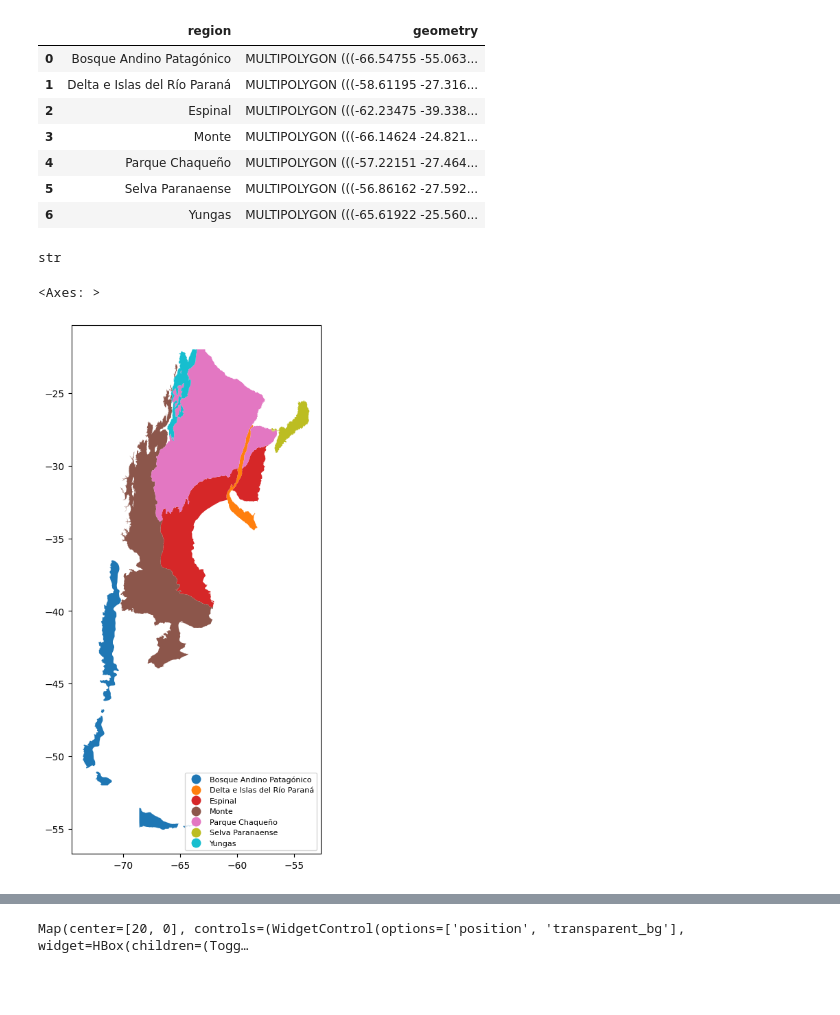
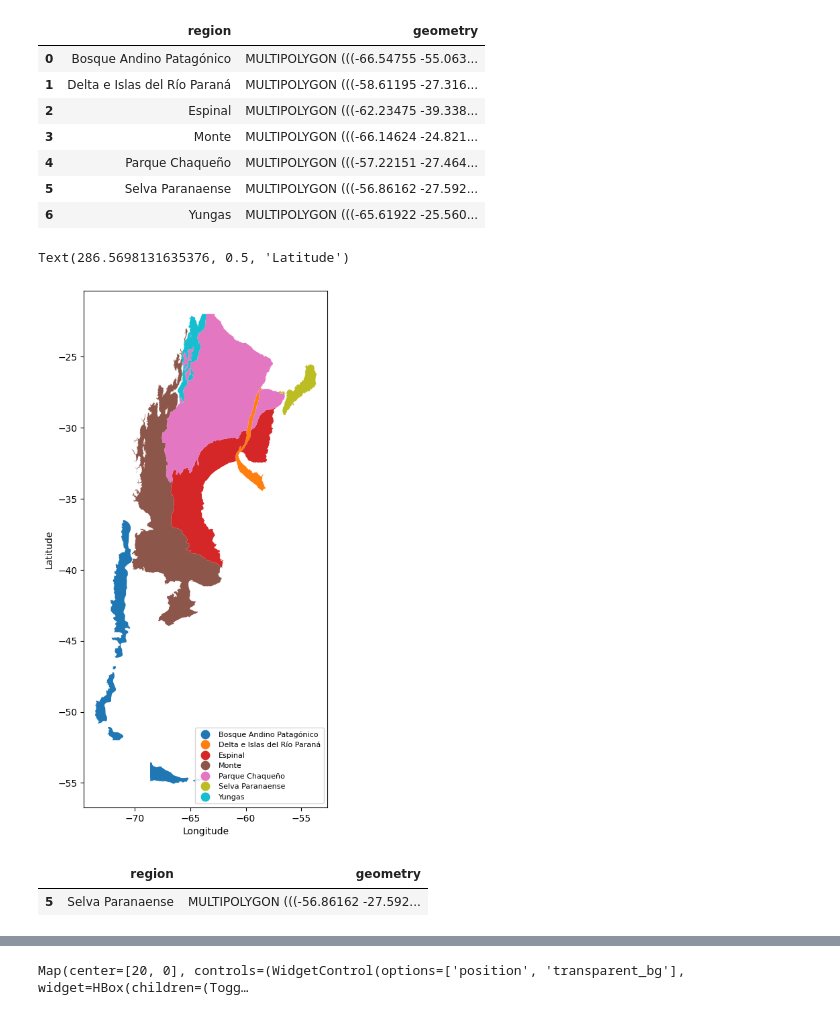
Before and after one commit to francobarrionuevoenv21/Codeforenviro_projects_code, a Jupyter notebook: test01.ipynb, the cells around one changed output, grey strips where cells are left out. Drawn from its saved outputs; the diff is of its cells as text; code cells hidden in the pictures; blank space fills up the shorter version.

```diff
--- a/test01.ipynb
+++ b/test01.ipynb
@@ -87,19 +90,8 @@ listProvsColor = ['#8dd3c7','#ffffb3','#bebada','#fb8072','#80b1d3','#fdb462','#
-# %%
-type(listRegions[0])
-# %% [output]
-str
 # %%
 fig, ax = plt.subplots(1, 1, figsize=(10, 10))
-
-for idx, l in enumerate(listRegions):
-  StudyArea[StudyArea['region']==l].plot(ax=ax, color=listProvsColor[idx], label=listRegions[idx])
-
-fig.legend(fontsize =10)
-
-plt.show()
+StudyArea.plot(ax=ax, column='region', categorical=True, legend=True, legend_kwds={'loc': 'lower right', 'fontsize': 8})
+ax.set_xlabel('Longitude')
+ax.set_ylabel('Latitude')
+# %% [output]
+Text(286.5698131635376, 0.5, 'Latitude')
+[figure, added]
-# %%
-fig, ax = plt.subplots(1, 1, figsize=(10, 10))
-StudyArea.plot(ax=ax, column='region', categorical=True, legend=True, legend_kwds={'loc': 'lower right', 'fontsize': 8})
-# %% [output]
-<Axes: >
-[figure, removed]
@@ -105,0 +100,5 @@ StudyArea.plot(ax=ax, column='region', categorical=True, legend=True, legend_kwd
+# %%
+selectedSA
+# %% [output]
+|  | region | geometry |
+| 5 | Selva Paranaense | MULTIPOLYGON (((-56.86162 -27.592... |
```
Also changed, not shown: parts of 9 cells of this notebook.
